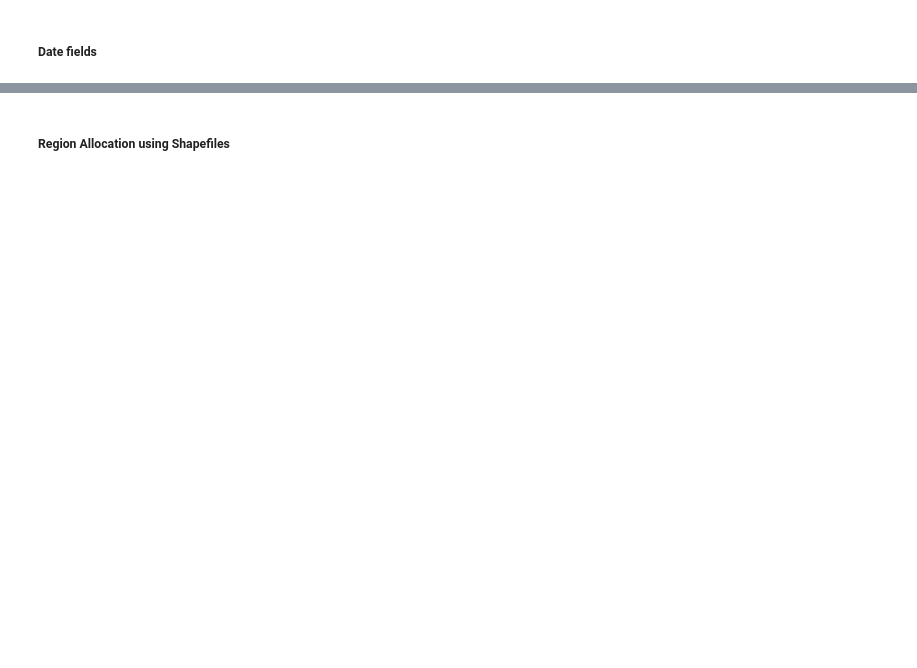
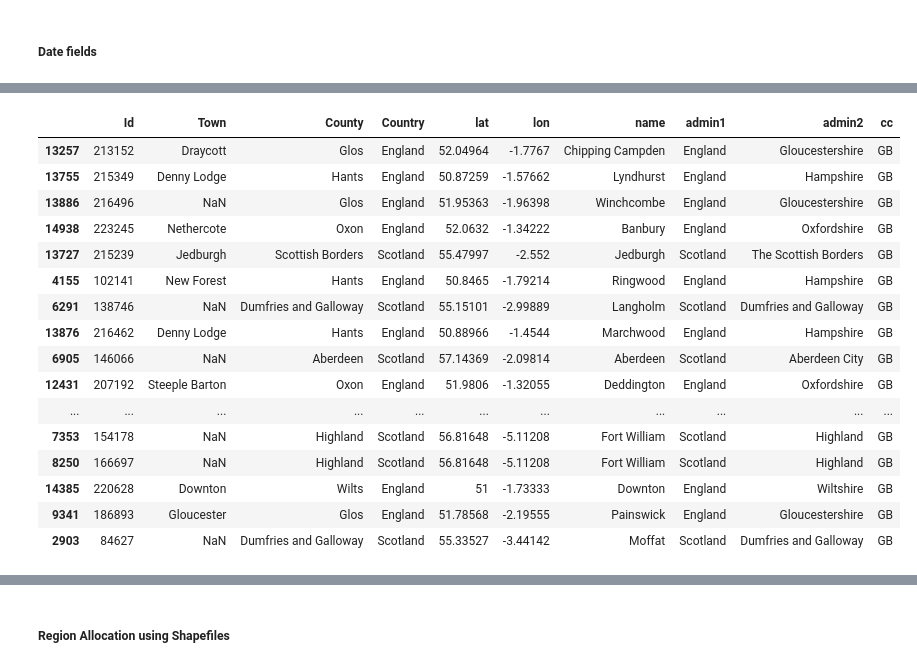
Before and after one commit to tabular18/ancient-trees, a Jupyter notebook: ancientTreeEDA.ipynb, the cells around one changed output, grey strips where cells are left out. Saved outputs shown, nothing was run; the diff lists cells and outputs as text; code cells hidden in the pictures; blank space fills up the shorter version.

```diff
--- a/ancientTreeEDA.ipynb
+++ b/ancientTreeEDA.ipynb
@@ -697,0 +643,29 @@ all_counties=list(pd.concat([pd.read_html(table)[1].County.County, pd.read_html(
+# %%
+import io
+from bs4 import BeautifulSoup
+import numpy as np
+import pandas as pd
+from urllib.request import urlopen
+# Get list of Counties to check against
+url = 'https://en.wikipedia.org/wiki/List_of_counties_of_the_United_Kingdom'
+html = urlopen(url)
+soup = BeautifulSoup(html, 'html.parser')
+tablewiki = io.StringIO(str(soup.find_all('table')))
+#note slightly different table format for scotland. England list includes too many historical which aren't possible to scrape (due to use of ticks instaead of text)
+all_counties_wiki = pd.concat([ pd.read_html(tablewiki)[1].County.County, pd.read_html(tablewiki)[2].County.County, pd.read_html(tablewiki)[3].County, pd.read_html(tablewiki)[4].County.County], axis=0)
+# wiki data not particularly useful for England - many non-standard or ceremonial counties, no easy way to filter as the information is stored in tick icons which aren't pulled through inscrape
+
+#take non-England counties
+s_ni_w_counties=pd.concat([ pd.read_html(tablewiki)[2].County.County, pd.read_html(tablewiki)[3].County, pd.read_html(tablewiki)[4].County.County], axis=0)
+
+#alternative source for England counties
+url = 'https://www.visitnorthwest.com/counties/'
+html = urlopen(url)
+soup = BeautifulSoup(html, 'html.parser')
+table = io.StringIO(str(soup.find_all('table')))
+uk_counties=pd.read_html(table)[0].County
+
+#create combined table
+all_counties=pd.concat([uk_counties, s_ni_w_counties])
+all_counties=list(all_counties)
+all_counties
@@ -697,0 +731,26 @@ all_counties=list(pd.concat([pd.read_html(table)[1].County.County, pd.read_html(
+# %%
+to_correct=rawData[(~rawData.County.isin(all_counties))&(rawData.Country.isin(['England', 'Scotland', 'Northern Ireland', 'Wales']))]
+search_coords=list(zip(to_correct.Latitude, to_correct.Longitude))
+results = rg.search(search_coords)
+results=pd.DataFrame(results)
+results=pd.concat([to_correct[['Id', 'Town', 'County', 'Country']].reset_index(drop=True), pd.DataFrame(results)], axis=1)
+results[results.admin1!='England'].admin2.unique()
+results.sample(20)
+# %% [output]
+|  | Id | Town | County | Country | lat | lon | name | admin1 | admin2 | cc |
+| 13257 | 213152 | Draycott | Glos | England | 52.04964 | -1.7767 | Chipping Campden | England | Gloucestershire | GB |
+| 13755 | 215349 | Denny Lodge | Hants | England | 50.87259 | -1.57662 | Lyndhurst | England | Hampshire | GB |
+| 13886 | 216496 | NaN | Glos | England | 51.95363 | -1.96398 | Winchcombe | England | Gloucestershire | GB |
+| 14938 | 223245 | Nethercote | Oxon | England | 52.0632 | -1.34222 | Banbury | England | Oxfordshire | GB |
+| 13727 | 215239 | Jedburgh | Scottish Borders | Scotland | 55.47997 | -2.552 | Jedburgh | Scotland | The Scottish Borders | GB |
+| 4155 | 102141 | New Forest | Hants | England | 50.8465 | -1.79214 | Ringwood | England | Hampshire | GB |
+| 6291 | 138746 | NaN | Dumfries and Galloway | Scotland | 55.15101 | -2.99889 | Langholm | Scotland | Dumfries and Galloway | GB |
+| 13876 | 216462 | Denny Lodge | Hants | England | 50.88966 | -1.4544 | Marchwood | England | Hampshire | GB |
+| 6905 | 146066 | NaN | Aberdeen | Scotland | 57.14369 | -2.09814 | Aberdeen | Scotland | Aberdeen City | GB |
+| 12431 | 207192 | Steeple Barton | Oxon | England | 51.9806 | -1.32055 | Deddington | England | Oxfordshire | GB |
+| ... | ... | ... | ... | ... | ... | ... | ... | ... | ... | ... |
+| 7353 | 154178 | NaN | Highland | Scotland | 56.81648 | -5.11208 | Fort William | Scotland | Highland | GB |
+| 8250 | 166697 | NaN | Highland | Scotland | 56.81648 | -5.11208 | Fort William | Scotland | Highland | GB |
+| 14385 | 220628 | Downton | Wilts | England | 51 | -1.73333 | Downton | England | Wiltshire | GB |
+| 9341 | 186893 | Gloucester | Glos | England | 51.78568 | -2.19555 | Painswick | England | Gloucestershire | GB |
+| 2903 | 84627 | NaN | Dumfries and Galloway | Scotland | 55.33527 | -3.44142 | Moffat | Scotland | Dumfries and Galloway | GB |
```
Also changed, not shown: parts of 67 cells of this notebook, 5 other files.
